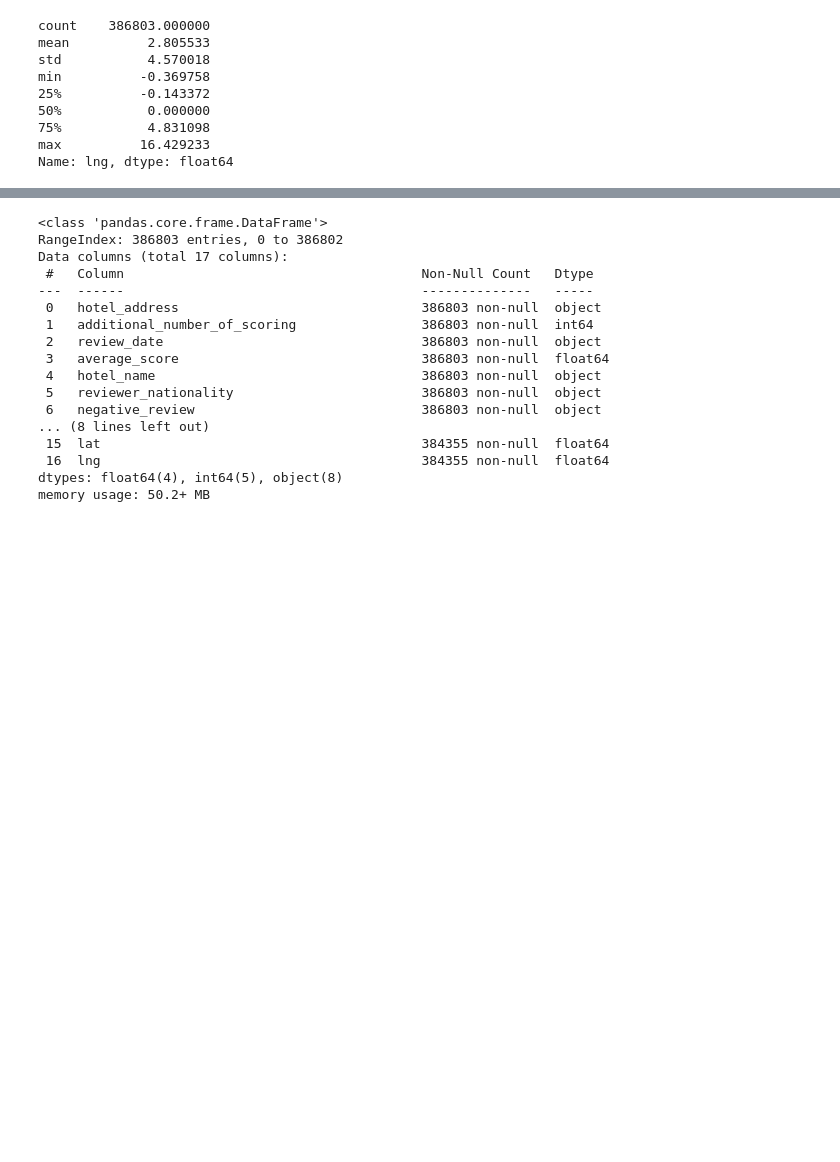
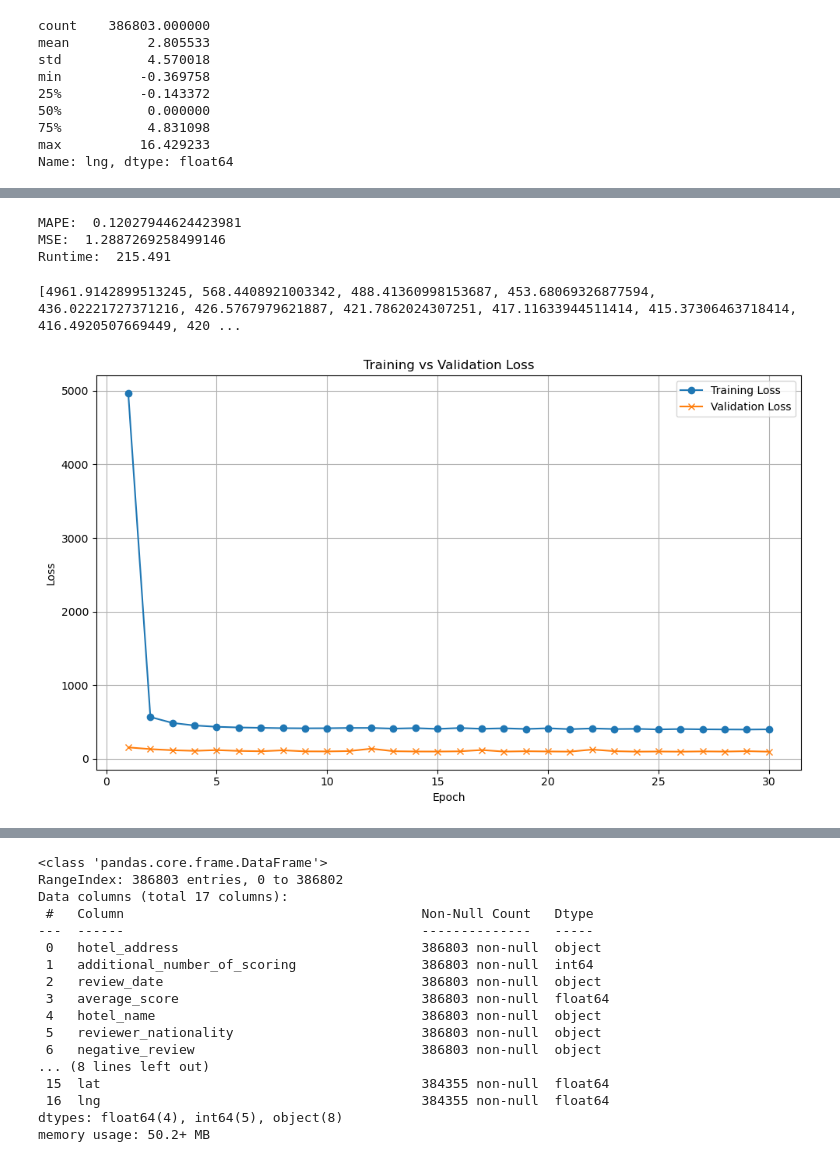
Before and after one commit to Kashutin1961/SkillFactory-Project-3-Clean, a Jupyter notebook: EDA_Project_3_model.ipynb, the cells around one changed output, grey strips where cells are left out. Cells and saved outputs as stored; diff of their text form; code cells hidden in the pictures; blank space fills up the shorter version.

```diff
--- a/EDA_Project_3_model.ipynb
+++ b/EDA_Project_3_model.ipynb
@@ -1492,0 +1936,8 @@ Important features:  ['staff', 'location', 'positive_review_polarity', 'hotel',
+# %%
+# Define loss and optimizer
+# Определяем функцию потерь и оптимизатор
+criterion = torch.nn.MSELoss()
+optimizer = torch.optim.Adam(model.parameters(), lr=0.001)
+# %%
+# To avoid silent CPU fallback transfer model to GPU device
+model = model.to(device)
@@ -1492,0 +2168,11 @@ Important features:  ['staff', 'location', 'positive_review_polarity', 'hotel',
+# %%
+# Setting parameters for model run log record
+model_name = 'HotelRegressor'
+run_number = 0
+processor = next(model.parameters()).device
+batch = 1024
+run_comments = 'Running HotelRegressor model on X2 full set of engineered features, totally 249'
+# %%
+
+
+results = pytorch_model(model, X2, y2, device, criterion=criterion, optimizer=optimizer, epochs=30, batch_size=batch)
@@ -1492,0 +2200,47 @@ Important features:  ['staff', 'location', 'positive_review_polarity', 'hotel',
+# %%
+# Recording a model run log
+
+loss_log[model_name] = {
+    "Model": model_name,
+    "Model run number": run_number,
+    "Processor": str(processor),  # Convert torch.device to string
+    "MSE Loss": round(results['mse'], 4),
+    "MAPE (%)": round(results['mape'], 4),
+    "Runtime (s)": runtime_sec,
+    "Timestamp": results['timestamp'],
+    "Batch size": batch if batch else None,
+    "Batch training loss": round(train_losses[-1], 4) if train_losses else None,
+    "Batch validation loss": round(val_losses[-1], 4) if val_losses else None,
+    "Comments": run_comments
+}
+
+
+save_loss_log(loss_log)
+
+print('MAPE: ', results['mape']) # metrics.mean_absolute_percentage_error(y_test_np, y_pred_np))
+print('MSE: ', results['mse'])
+print('Runtime: ', results['runtime_sec'])
+# %% [output]
+MAPE:  0.12027944624423981
+MSE:  1.2887269258499146
+Runtime:  215.491
+# %%
+print(results['train_losses'])
+# %% [output]
+[4961.9142899513245, 568.4408921003342, 488.41360998153687, 453.68069326877594, 436.02221727371216, 426.5767979621887, 421.7862024307251, 417.11633944511414, 415.37306463718414, 416.4920507669449, 420 ...
+# %%
+# Plot training and validation loss progress
+# Визуализируем прогресс обучения и валидации
+
+plt.figure(figsize=(10, 6))
+plt.plot(range(1, len(results['train_losses']) + 1), results['train_losses'], label='Training Loss', marker='o')
+plt.plot(range(1, len(results['train_losses']) + 1), results['val_losses'], label='Validation Loss', marker='x')
+plt.xlabel('Epoch')
+plt.ylabel('Loss')
+plt.title('Training vs Validation Loss')
+plt.legend()
+plt.grid(True)
+plt.tight_layout()
+plt.show()
+# %% [output]
+[figure, added]
```
Also changed, not shown: parts of 136 cells of this notebook, 2 other files.
